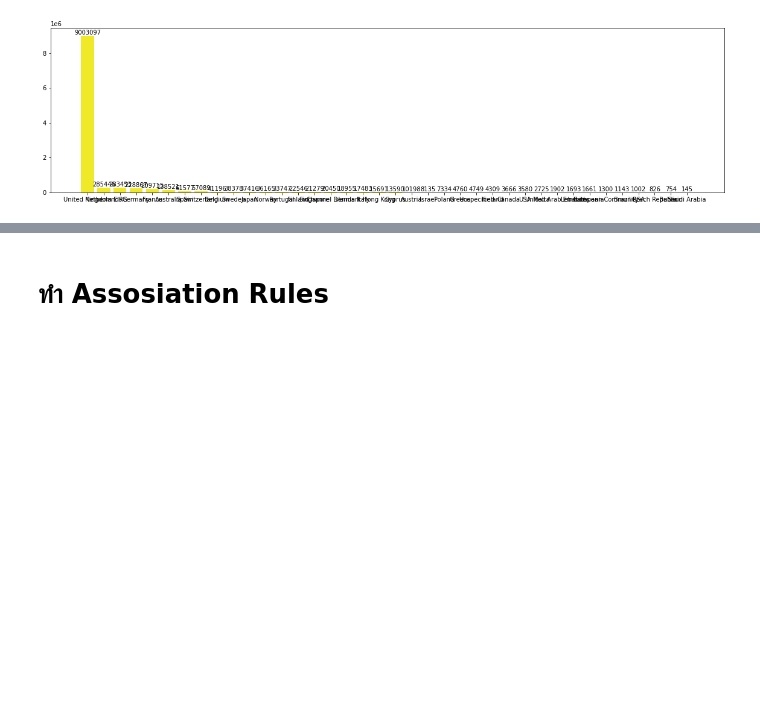
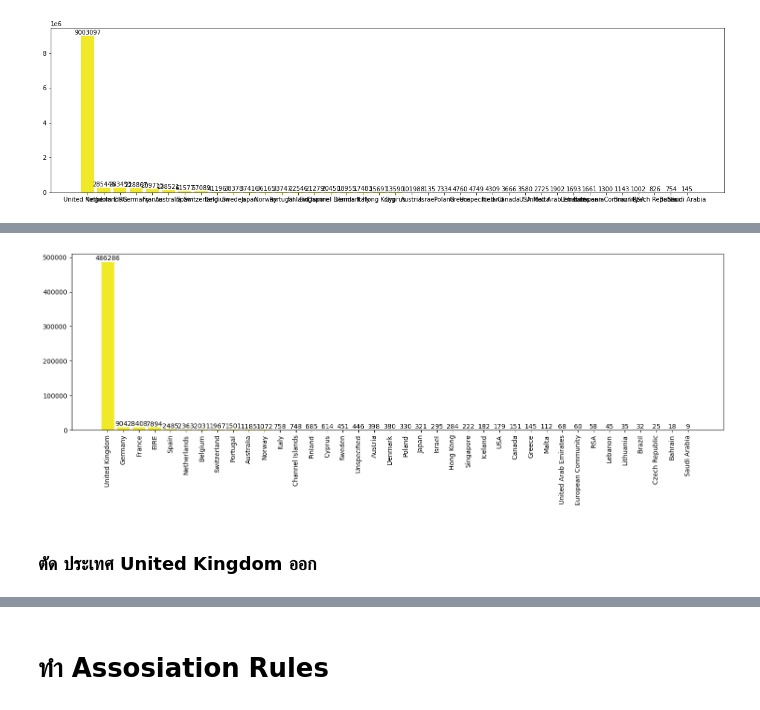
Before and after one commit to Peckkie/DPDM2021, a Jupyter notebook: Frequart_Patterm_Assosiation_Rules.ipynb, the cells around one changed output, grey strips where cells are left out. Cells and saved outputs as stored; diff of their text form; code cells hidden in the pictures; blank space fills up the shorter version.

```diff
--- a/Frequart_Patterm_Assosiation_Rules.ipynb
+++ b/Frequart_Patterm_Assosiation_Rules.ipynb
@@ -177,0 +285,3 @@ plt.show()
+# %%
+df = data.groupby(by ='Country').count().reset_index()[['Country','InvoiceNo']].sort_values(by = 'InvoiceNo', ascending=False)[['Country','InvoiceNo']]
+df
@@ -177,0 +306,24 @@ plt.show()
+# %%
+import matplotlib.pyplot as plt
+
+Country = df['Country'].tolist()
+count =  df['InvoiceNo'].tolist()
+colors = ['#F0E928']
+
+# plt.figure(figsize=(20, 5))
+fig, ax = plt.subplots(figsize=(18, 5), dpi=100)
+
+# Plot the bar graph
+plt.bar(Country, count, color = colors)
+
+# Add the data value on head of the bar
+for value in plot:
+    height = value.get_height()
+    plt.text(value.get_x() + value.get_width()/2.,
+             1.002*height,'%d' % int(height), ha='center', va='bottom')
+ax.set_xticklabels(Country, rotation=90)
+plt.show()
+# %% [output]
+[figure, added]
+# %% [markdown]
+### ตัด ประเทศ United Kingdom ออก
```
Also changed, not shown: parts of 18 cells of this notebook.
